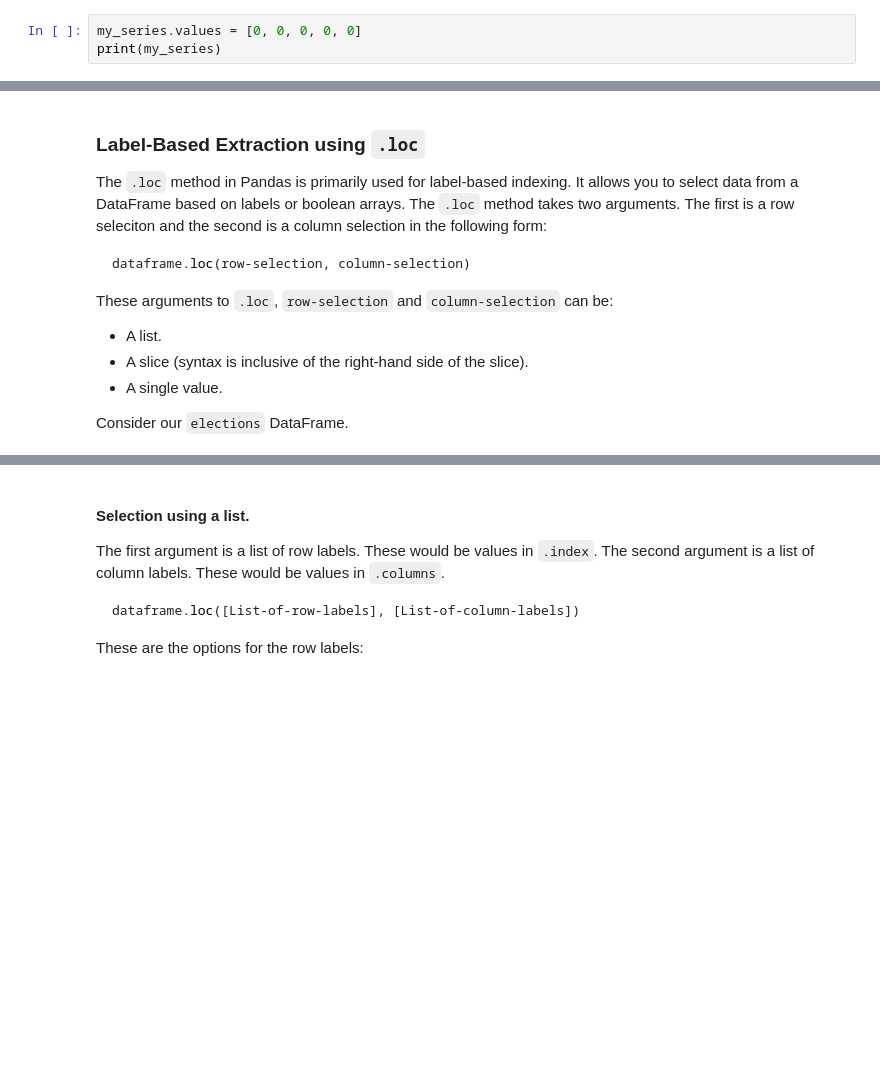
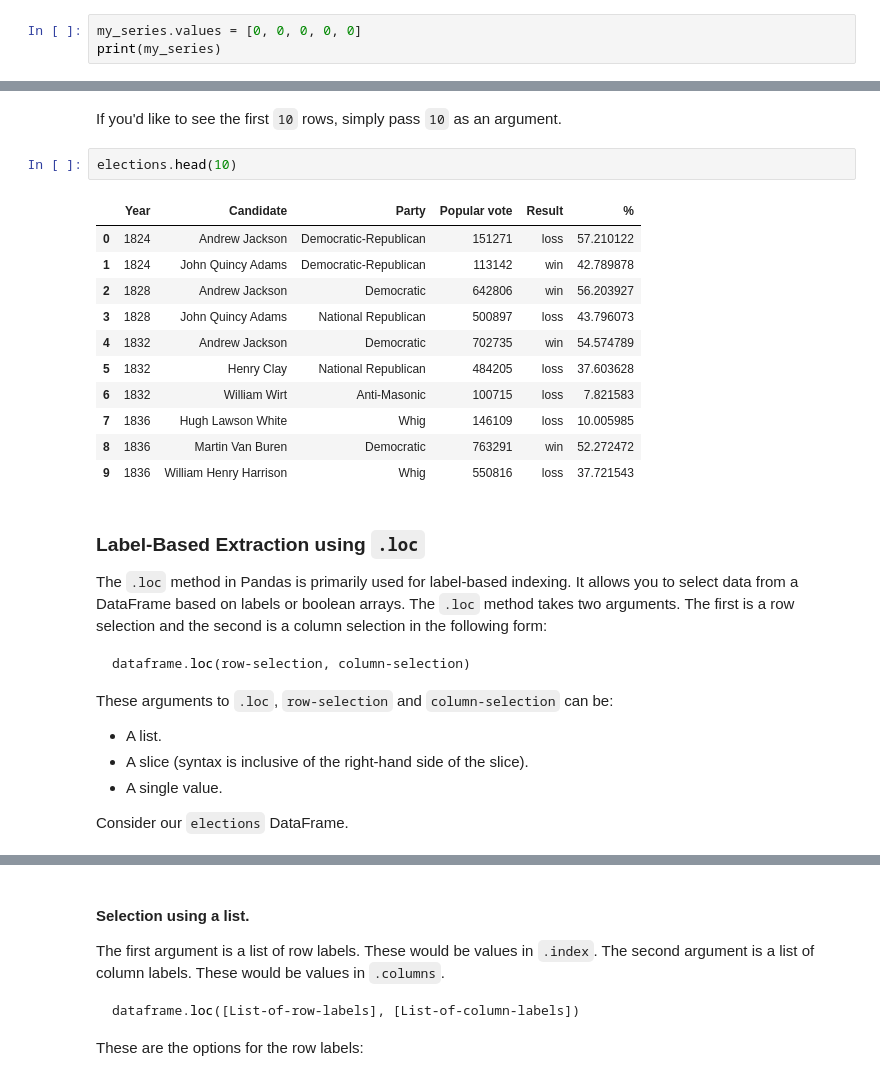
Before and after one commit to APS106/APS106-winter-2024-kinsella-goodfellow, a Jupyter notebook: lectures/week12/lecture1/notebooks/week12_lecture1_complete.ipynb, the cells around one changed output, grey strips where cells are left out. Cells and saved outputs as stored; diff of their text form; blank space fills up the shorter version.

````diff
--- a/lectures/week12/lecture1/notebooks/week12_lecture1_complete.ipynb
+++ b/lectures/week12/lecture1/notebooks/week12_lecture1_complete.ipynb
@@ -502,6 +406,22 @@ elections.tail()
+# %% [markdown]
+If you'd like to see the first `10` rows, simply pass `10` as an argument.
+# %%
+elections.head(10)
+# %% [output]
+|  | Year | Candidate | Party | Popular vote | Result | % |
+| 0 | 1824 | Andrew Jackson | Democratic-Republican | 151271 | loss | 57.210122 |
+| 1 | 1824 | John Quincy Adams | Democratic-Republican | 113142 | win | 42.789878 |
+| 2 | 1828 | Andrew Jackson | Democratic | 642806 | win | 56.203927 |
+| 3 | 1828 | John Quincy Adams | National Republican | 500897 | loss | 43.796073 |
+| 4 | 1832 | Andrew Jackson | Democratic | 702735 | win | 54.574789 |
+| 5 | 1832 | Henry Clay | National Republican | 484205 | loss | 37.603628 |
+| 6 | 1832 | William Wirt | Anti-Masonic | 100715 | loss | 7.821583 |
+| 7 | 1836 | Hugh Lawson White | Whig | 146109 | loss | 10.005985 |
+| 8 | 1836 | Martin Van Buren | Democratic | 763291 | win | 52.272472 |
+| 9 | 1836 | William Henry Harrison | Whig | 550816 | loss | 37.721543 |
 # %% [markdown]
 ### Label-Based Extraction using `.loc`
-The `.loc` method in Pandas is primarily used for label-based indexing. It allows you to select data from a DataFrame based on labels or boolean arrays. The `.loc` method takes two arguments. The first is a row seleciton and the second is a column selection in the following form:
+The `.loc` method in Pandas is primarily used for label-based indexing. It allows you to select data from a DataFrame based on labels or boolean arrays. The `.loc` method takes two arguments. The first is a row selection and the second is a column selection in the following form:
 ```python
 dataframe.loc(row-selection, column-selection)
 ```
````
Also changed, not shown: parts of 90 cells of this notebook, 3 other files.
